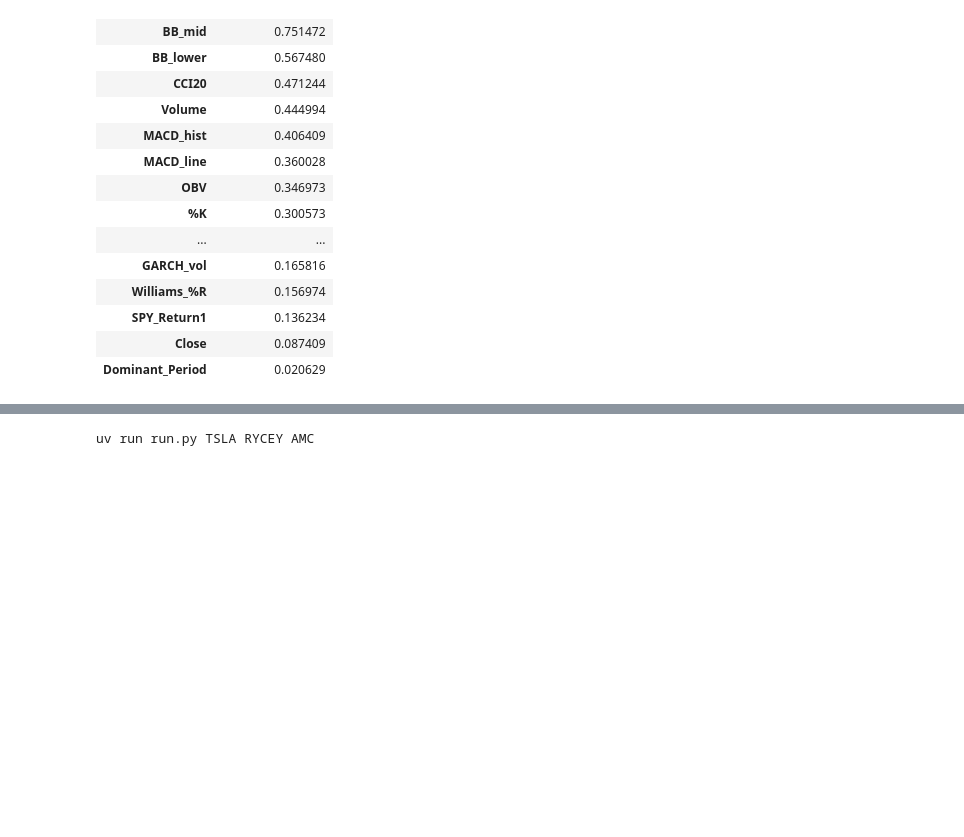
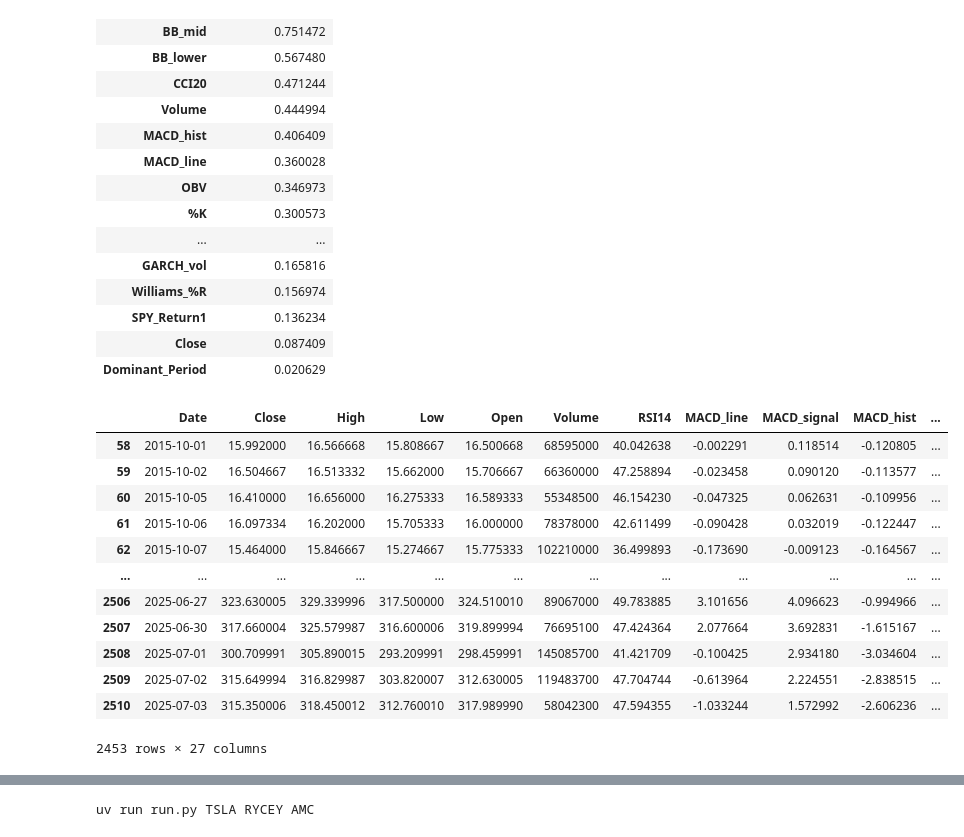
Before and after one commit to cmlpolymath/Notebooks, a Jupyter notebook: Stocks/stock_algo.ipynb, the cells around one changed output, grey strips where cells are left out. Drawn from its saved outputs; the diff is of its cells as text; code cells hidden in the pictures; blank space fills up the shorter version.

```diff
--- a/Stocks/stock_algo.ipynb
+++ b/Stocks/stock_algo.ipynb
@@ -836,6 +1125,28 @@ Feature Importance (SHAP)
 | SPY_Return1 | 0.136234 |
 | Close | 0.087409 |
 | Dominant_Period | 0.020629 |
+# %%
+import torch
+
+# Load the file
+pt_file = torch.load("/workspaces/smart_dev/projects/Notebooks/Stocks/flint/data/processed/TSLA_data.pt", weights_only=False)
+
+# Print the head of the file
+pt_file['df_features']
+# %% [output]
+|  | Date | Close | High | Low | Open | Volume | RSI14 | MACD_line | MACD_signal | MACD_hist | ... |
+| 58 | 2015-10-01 | 15.992000 | 16.566668 | 15.808667 | 16.500668 | 68595000 | 40.042638 | -0.002291 | 0.118514 | -0.120805 | ... |
+| 59 | 2015-10-02 | 16.504667 | 16.513332 | 15.662000 | 15.706667 | 66360000 | 47.258894 | -0.023458 | 0.090120 | -0.113577 | ... |
+| 60 | 2015-10-05 | 16.410000 | 16.656000 | 16.275333 | 16.589333 | 55348500 | 46.154230 | -0.047325 | 0.062631 | -0.109956 | ... |
+| 61 | 2015-10-06 | 16.097334 | 16.202000 | 15.705333 | 16.000000 | 78378000 | 42.611499 | -0.090428 | 0.032019 | -0.122447 | ... |
+| 62 | 2015-10-07 | 15.464000 | 15.846667 | 15.274667 | 15.775333 | 102210000 | 36.499893 | -0.173690 | -0.009123 | -0.164567 | ... |
+| ... | ... | ... | ... | ... | ... | ... | ... | ... | ... | ... | ... |
+| 2506 | 2025-06-27 | 323.630005 | 329.339996 | 317.500000 | 324.510010 | 89067000 | 49.783885 | 3.101656 | 4.096623 | -0.994966 | ... |
+| 2507 | 2025-06-30 | 317.660004 | 325.579987 | 316.600006 | 319.899994 | 76695100 | 47.424364 | 2.077664 | 3.692831 | -1.615167 | ... |
+| 2508 | 2025-07-01 | 300.709991 | 305.890015 | 293.209991 | 298.459991 | 145085700 | 41.421709 | -0.100425 | 2.934180 | -3.034604 | ... |
+| 2509 | 2025-07-02 | 315.649994 | 316.829987 | 303.820007 | 312.630005 | 119483700 | 47.704744 | -0.613964 | 2.224551 | -2.838515 | ... |
+| 2510 | 2025-07-03 | 315.350006 | 318.450012 | 312.760010 | 317.989990 | 58042300 | 47.594355 | -1.033244 | 1.572992 | -2.606236 | ... |
+2453 rows × 27 columns
 # %%
 import os
 from pathlib import Path
```
Also changed, not shown: parts of 7 cells of this notebook, 11 other files.
